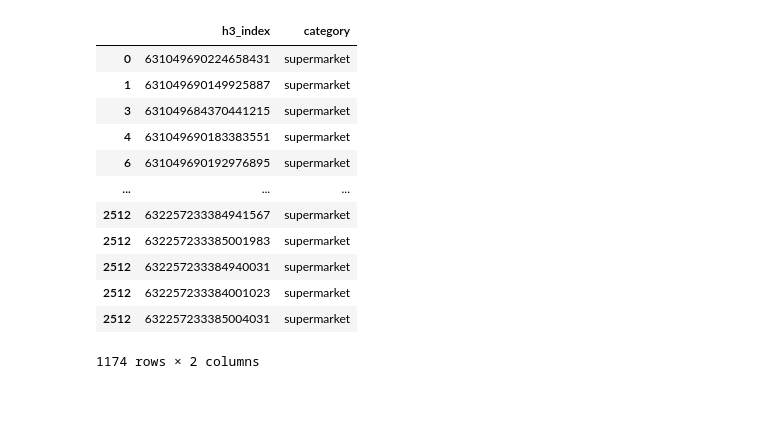
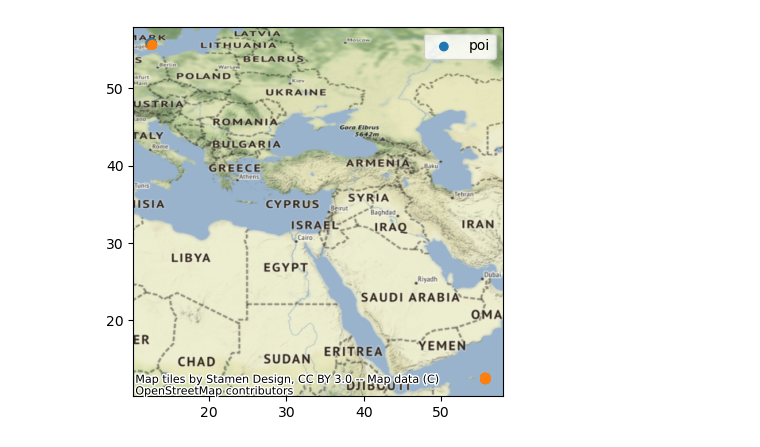
Before and after one commit to hextransit/n-minute-city, a Jupyter notebook: python/poi_routing.ipynb, the cells around one changed output. Saved outputs shown, nothing was run; the diff lists cells and outputs as text; code cells hidden in the pictures; blank space fills up the shorter version.

```diff
--- a/python/poi_routing.ipynb
+++ b/python/poi_routing.ipynb
@@ -55,16 +141,21 @@ h3_df = get_pois_h3(pbf_path, essential_filter, H3_RES, category_set, osm_tag_ma
+# %%
+import contextily as cx
+import seaborn as sns
+import matplotlib.pyplot as plt
+
+df = combined.sample(1000)
+
+colors = {'poi':'tab:blue', 'building_type':'tab:orange'}
+
+fig, ax = plt.subplots()
+
+ax.scatter(x=df['lon'], y=df['lat'], c=df['hex_type'].map(colors))
+plt.legend(['poi','building_type'])
+
+#combined.plot(kind='scatter', y='lat',x='lon',c='hex_type')
+
+cx.add_basemap(ax = ax, crs="EPSG:4326")
+# %% [output]
+[figure, added]
 # %%
-h3_df[h3_df['category']=='supermarket']
+destinations = list(h3_df[h3_df['category']=='supermarket']['h3_index'])
-# %% [output]
-|  | h3_index | category |
-| 0 | 631049690224658431 | supermarket |
-| 1 | 631049690149925887 | supermarket |
-| 3 | 631049684370441215 | supermarket |
-| 4 | 631049690183383551 | supermarket |
-| 6 | 631049690192976895 | supermarket |
-| ... | ... | ... |
-| 2512 | 632257233384941567 | supermarket |
-| 2512 | 632257233385001983 | supermarket |
-| 2512 | 632257233384940031 | supermarket |
-| 2512 | 632257233384001023 | supermarket |
-| 2512 | 632257233385004031 | supermarket |
-1174 rows × 2 columns
```
Also changed, not shown: parts of 14 cells of this notebook, 3 other files.
